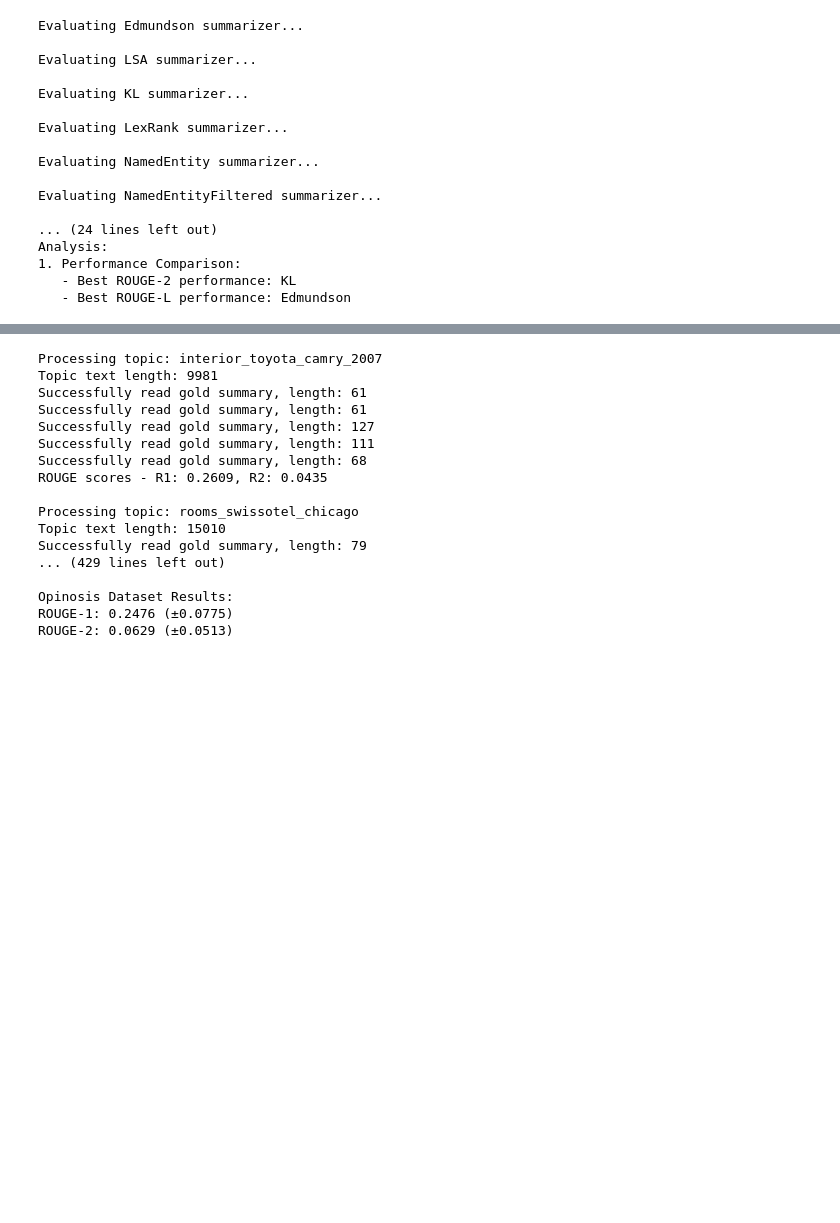
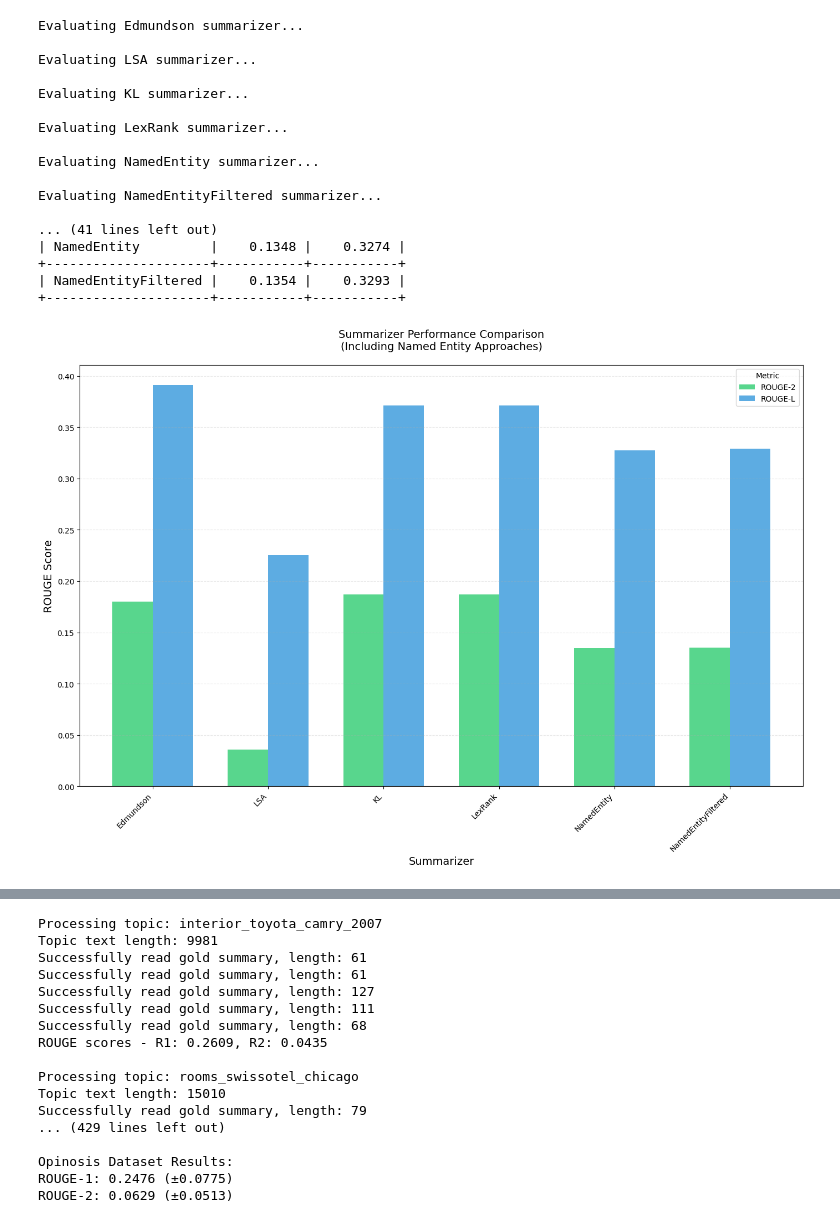
Before and after one commit to Miguuli/NLP_2024_Project, a Jupyter notebook: nltk_proj.ipynb, the cells around one changed output, grey strips where cells are left out. Cells and saved outputs as stored; diff of their text form; code cells hidden in the pictures; blank space fills up the shorter version.

```diff
--- a/nltk_proj.ipynb
+++ b/nltk_proj.ipynb
@@ -400,35 +444,96 @@ for name, summarizer in summarizers.items():
         # Standard evaluation for other summarizers
         rouge_2, rouge_l = evaluate_summarizer(summarizer, document, gpt_summaries)
         results[name] = {'ROUGE-2': rouge_2, 'ROUGE-L': rouge_l}
 
 # Print updated results
 for name, scores in results.items():
     print(f"\n{name} Summarizer:")
     print(f"  ROUGE-2: {scores['ROUGE-2']:.4f}")
     print(f"  ROUGE-L: {scores['ROUGE-L']:.4f}")
 
 # Updated analysis
 print("\nAnalysis:")
 print("1. Performance Comparison:")
 best_rouge2 = max(results, key=lambda x: results[x]['ROUGE-2'])
 best_rougel = max(results, key=lambda x: results[x]['ROUGE-L'])
 print(f"   - Best ROUGE-2 performance: {best_rouge2}")
 print(f"   - Best ROUGE-L performance: {best_rougel}")
+
+# Create a DataFrame for the results
+results_df = pd.DataFrame.from_dict(results, orient='index')
+
+# Create a formatted table
+table_data = []
+for name, scores in results.items():
+    table_data.append([
+        name,
+        f"{scores['ROUGE-2']:.4f}",
+        f"{scores['ROUGE-L']:.4f}"
+    ])
+
+# Print formatted table
+print("\nSummarizer Performance Comparison (Including Named Entity):")
+print(tabulate(table_data,
+              headers=['Summarizer', 'ROUGE-2', 'ROUGE-L'],
+              tablefmt='grid'))
+
+# Create the bar plot with better spacing and colors
+plt.figure(figsize=(14, 10))  # Wider figure to accommodate more bars
+
+# Define colors for better visibility
+colors = ['#2ecc71', '#3498db']  # Green for ROUGE-2, Blue for ROUGE-L
+
+# Create grouped bar plot
+x = np.arange(len(results_df.index))
+width = 0.35
+
+plt.bar(x - width/2, results_df['ROUGE-2'], width, label='ROUGE-2', color=colors[0], alpha=0.8)
+plt.bar(x + width/2, results_df['ROUGE-L'], width, label='ROUGE-L', color=colors[1], alpha=0.8)
+
+# Customize the plot
+plt.title('Summarizer Performance Comparison\n(Including Named Entity Approaches)', fontsize=14, pad=20)
+plt.xlabel('Summarizer', fontsize=14)
+plt.ylabel('ROUGE Score', fontsize=14)
+plt.legend(title='Metric')
+
+# Set x-axis labels
+plt.xticks(x, results_df.index, rotation=45, ha='right')
+
+# Add grid for better readability
+plt.grid(axis='y', linestyle='--', alpha=0.3)
+
+# Adjust layout to prevent label cutoff
+plt.tight_layout()
+
+plt.show()
+
+# Calculate and display average performance
+avg_performance = results_df.mean()
+print("\nAnalysis Summary:")
+print("═" * 50)
+print("\n🏆 Best Performers:")
+print(f"ROUGE-2 Champion: {best_rouge2}")
+print(f"ROUGE-L Champion: {best_rougel}")
+print("\n📊 Average Performance:")
+print(f"Average ROUGE-2: {avg_performance['ROUGE-2']:.4f}")
+print(f"Average ROUGE-L: {avg_performance['ROUGE-L']:.4f}")
+print("═" * 50)
 # %% [output]
 Evaluating Edmundson summarizer...
 
 Evaluating LSA summarizer...
 
 Evaluating KL summarizer...
 
 Evaluating LexRank summarizer...
 
 Evaluating NamedEntity summarizer...
 
 Evaluating NamedEntityFiltered summarizer...
 
-... (24 lines left out)
-Analysis:
-1. Performance Comparison:
-   - Best ROUGE-2 performance: KL
-   - Best ROUGE-L performance: Edmundson
+... (41 lines left out)
+| NamedEntity         |    0.1348 |    0.3274 |
++---------------------+-----------+-----------+
+| NamedEntityFiltered |    0.1354 |    0.3293 |
++---------------------+-----------+-----------+
+[figure, added]
```
Also changed, not shown: parts of 8 cells of this notebook.
